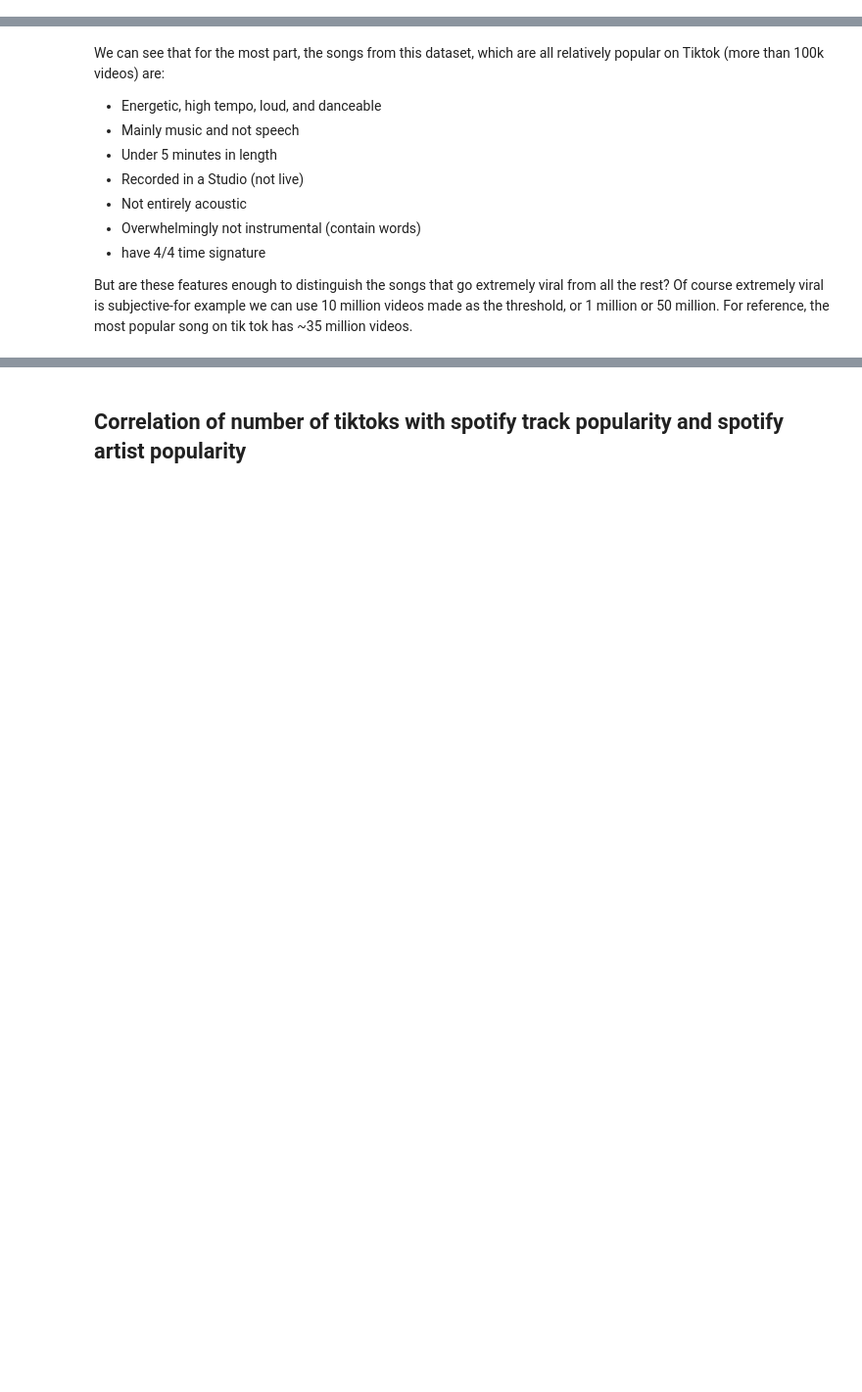
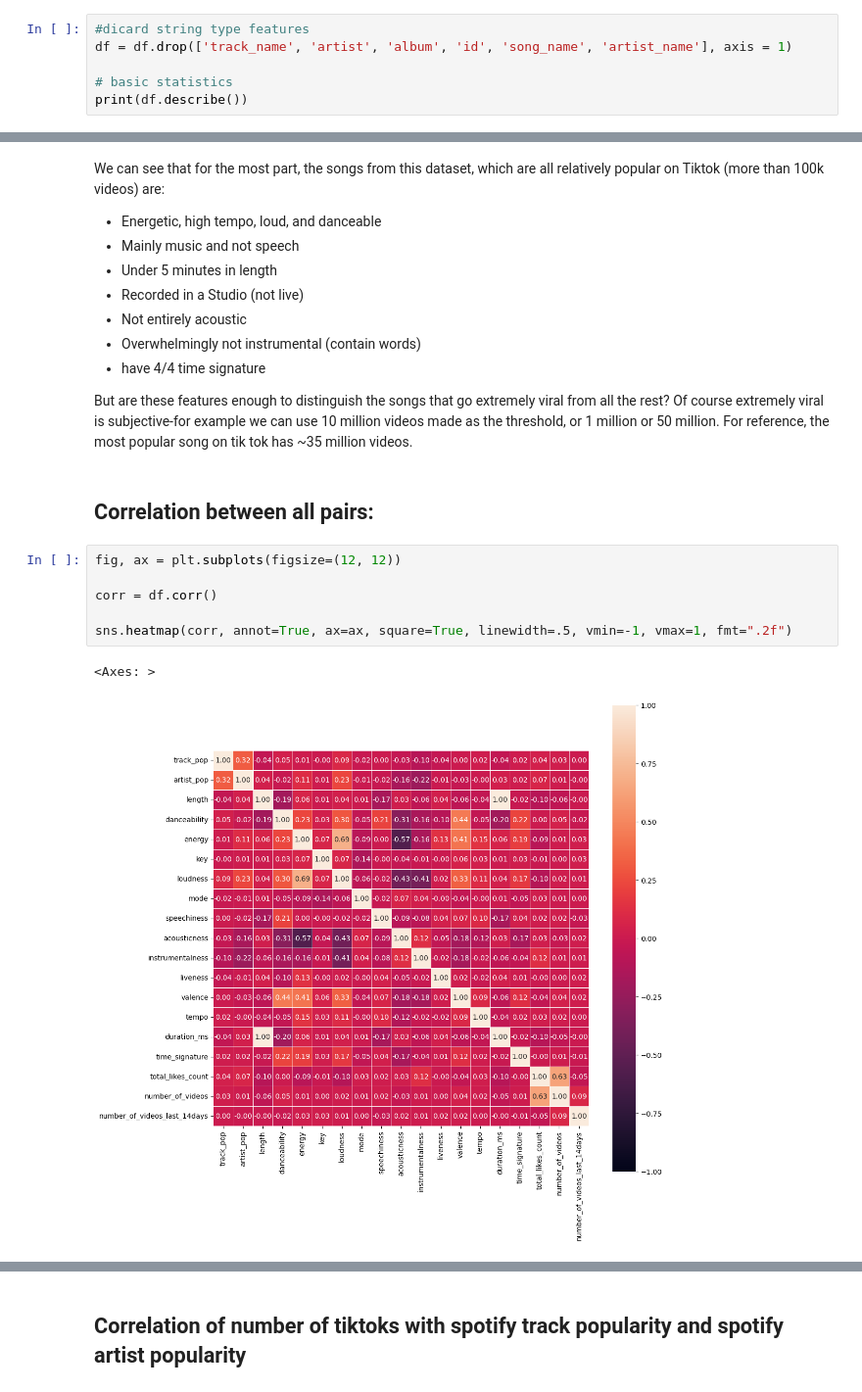
Before and after one commit to omersideman/ai-project, a Jupyter notebook: notebooks/data_analysis.ipynb, the cells around one changed output, grey strips where cells are left out. Shown at 98% size. Saved outputs shown, nothing was run; the diff lists cells and outputs as text; blank space fills up the shorter version.

```diff
--- a/notebooks/data_analysis.ipynb
+++ b/notebooks/data_analysis.ipynb
@@ -58,0 +37,6 @@ max                    1.914288e+06
+# %%
+#dicard string type features
+df = df.drop(['track_name', 'artist', 'album', 'id', 'song_name', 'artist_name'], axis = 1)
+
+# basic statistics
+print(df.describe())
@@ -130,3 +134,14 @@ We can see that for the most part, the songs from this dataset, which are all re
 But are these features enough to distinguish the songs that go extremely viral from all the rest?
 Of course extremely viral is subjective-for example we can use 10 million videos made as the threshold, or 1 million or 50 million.
 For reference, the most popular song on tik tok has ~35 million videos.
+# %% [markdown]
+## Correlation between all pairs:
+# %%
+fig, ax = plt.subplots(figsize=(12, 12))
+
+corr = df.corr()
+
+sns.heatmap(corr, annot=True, ax=ax, square=True, linewidth=.5, vmin=-1, vmax=1, fmt=".2f")
+# %% [output]
+<Axes: >
+[figure, added]
```
Also changed, not shown: parts of 6 cells of this notebook, 10 other files.
